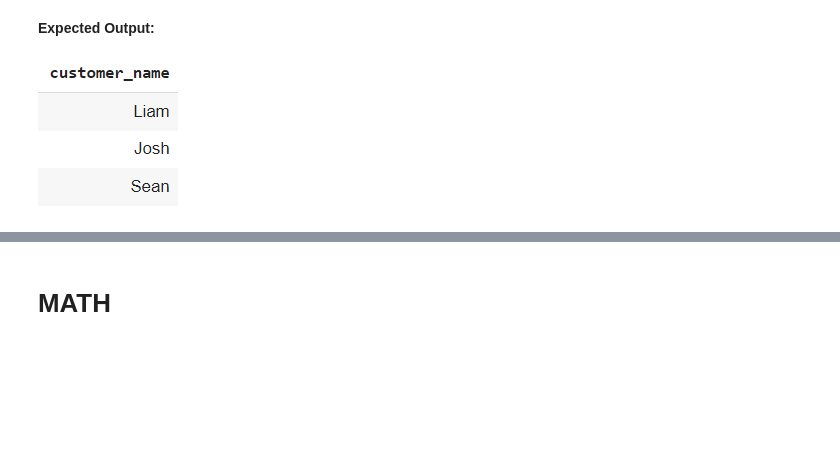
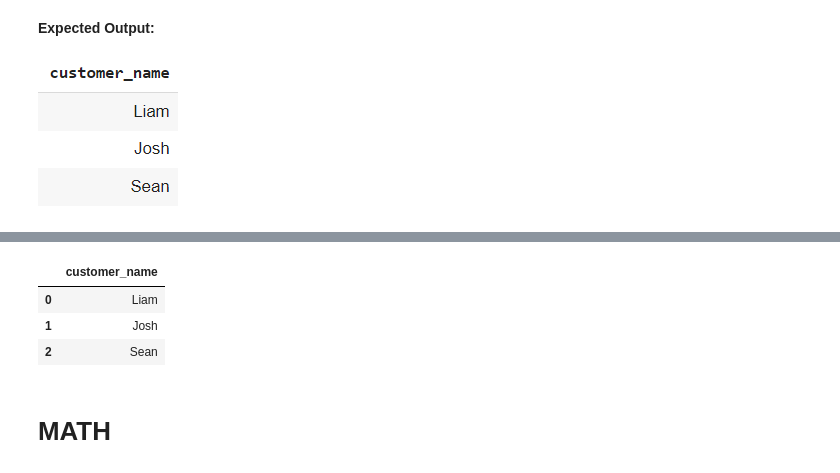
Before and after one commit to Shrez7961/Practice, a Jupyter notebook: Day_4__Assignment.ipynb, the cells around one changed output, grey strips where cells are left out. Drawn from its saved outputs; the diff is of its cells as text; code cells hidden in the pictures; blank space fills up the shorter version.

```diff
--- a/Day_4__Assignment.ipynb
+++ b/Day_4__Assignment.ipynb
@@ -255,3 +301,20 @@ orders = pd.read_sql_query ('''SELECT * FROM orders''',conn)
+# %%
+# Write Your Code here.
+mysql('''
+SELECT cus.customer_name
+FROM customers as cus
+WHERE cus.customer_id
+NOT IN (SELECT ord.customer_id
+FROM orders as  ord
+LEFT JOIN supplier as sup
+ON ord.supplier_id = sup.supplier_id
+WHERE sup.supplier_name = 'DCX LTD')
+''')
+# %% [output]
+|  | customer_name |
+| 0 | Liam |
+| 1 | Josh |
+| 2 | Sean |
 # %% [markdown]
 # **MATH**
 # %% [markdown]
```
Also changed, not shown: parts of 8 cells of this notebook.
